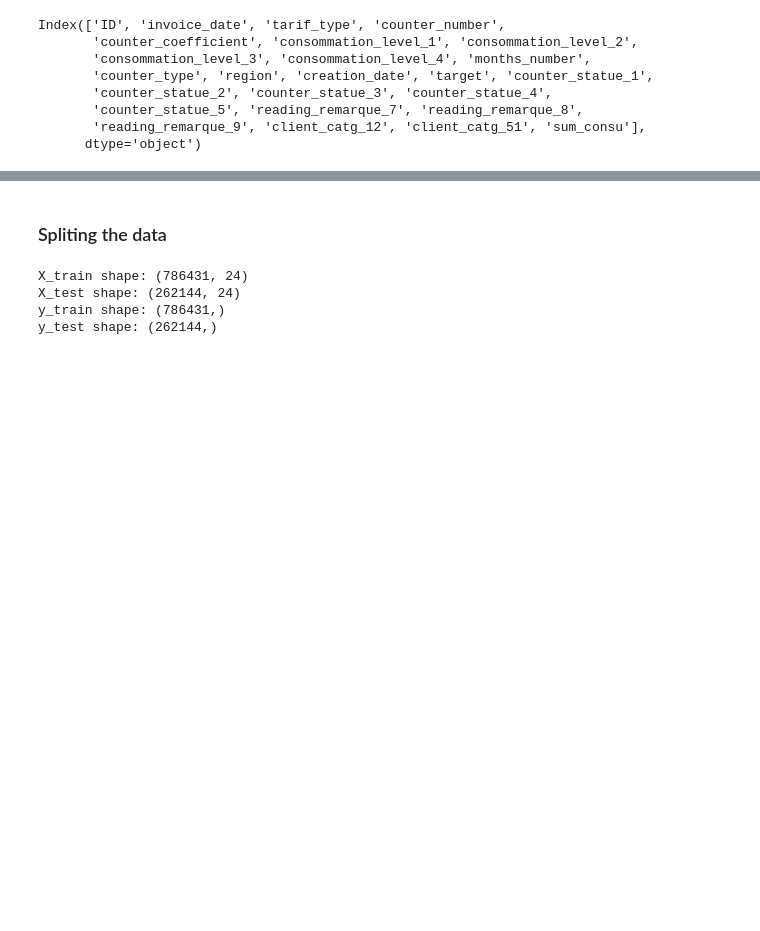
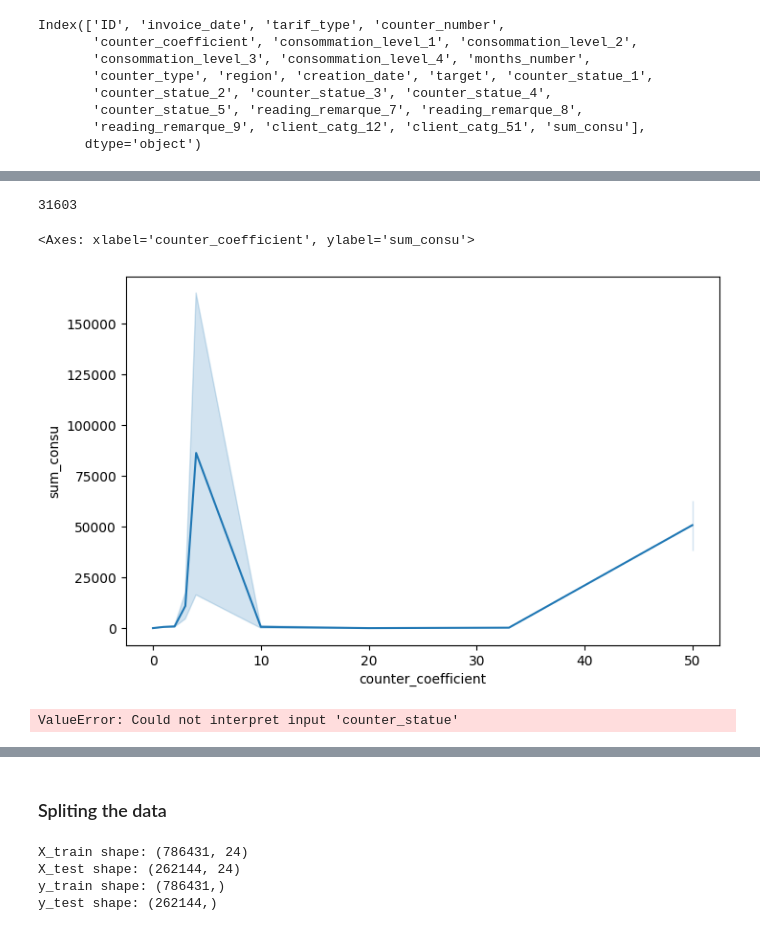
Before and after one commit to barbarattorres/ML-Frauddetection, a Jupyter notebook: GROUP_Day_01_EDA.ipynb, the cells around one changed output, grey strips where cells are left out. Drawn from its saved outputs; the diff is of its cells as text; code cells hidden in the pictures; blank space fills up the shorter version.

```diff
--- a/GROUP_Day_01_EDA.ipynb
+++ b/GROUP_Day_01_EDA.ipynb
@@ -193,0 +190,13 @@ Index(['ID', 'invoice_date', 'tarif_type', 'counter_number',
+# %%
+df_fraud_dummy["ID"].nunique()
+# %% [output]
+31603
+# %%
+sns.lineplot(data=df_fraud_dummy, x = 'counter_coefficient', y ='sum_consu')
+# %% [output]
+<Axes: xlabel='counter_coefficient', ylabel='sum_consu'>
+[figure, added]
+# %%
+sns.barplot(data=df_fraud_dummy, x="counter_statue", y="sum_consu")
+# %% [output]
+ValueError: Could not interpret input 'counter_statue'
```
Also changed, not shown: parts of 15 cells of this notebook, 4 other files.
